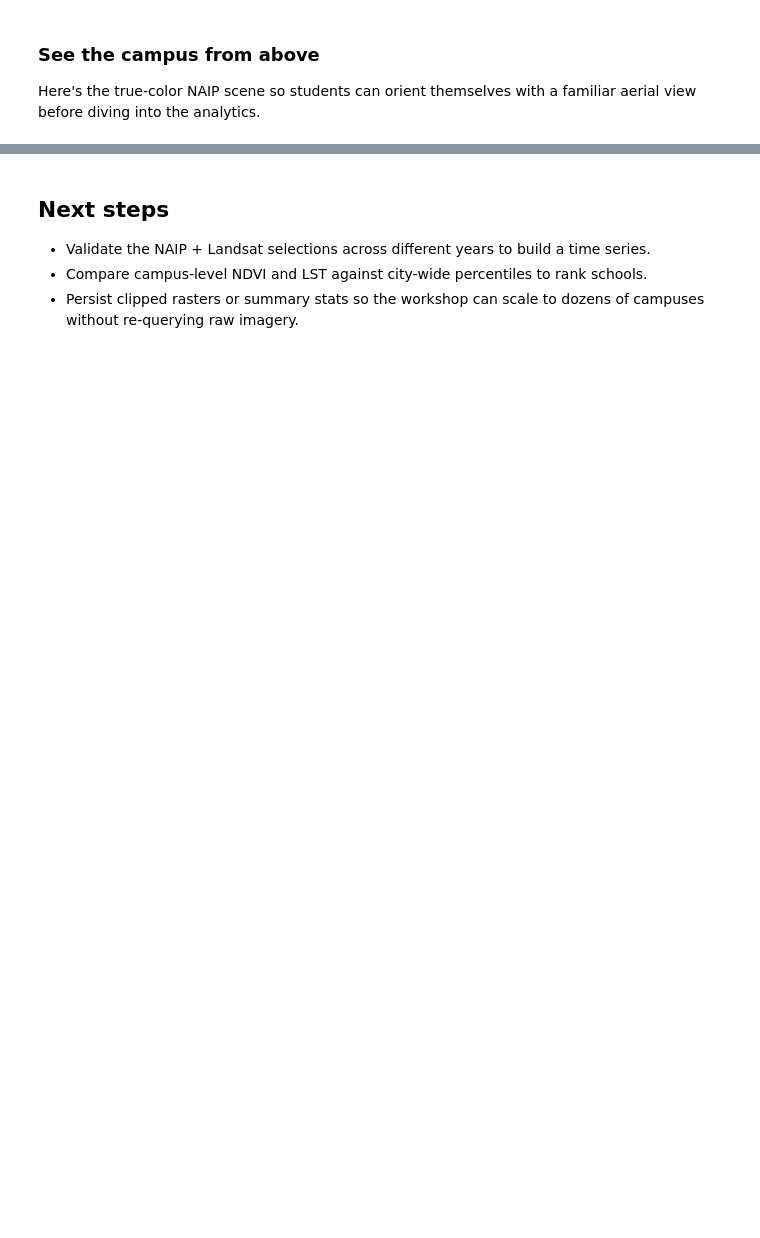
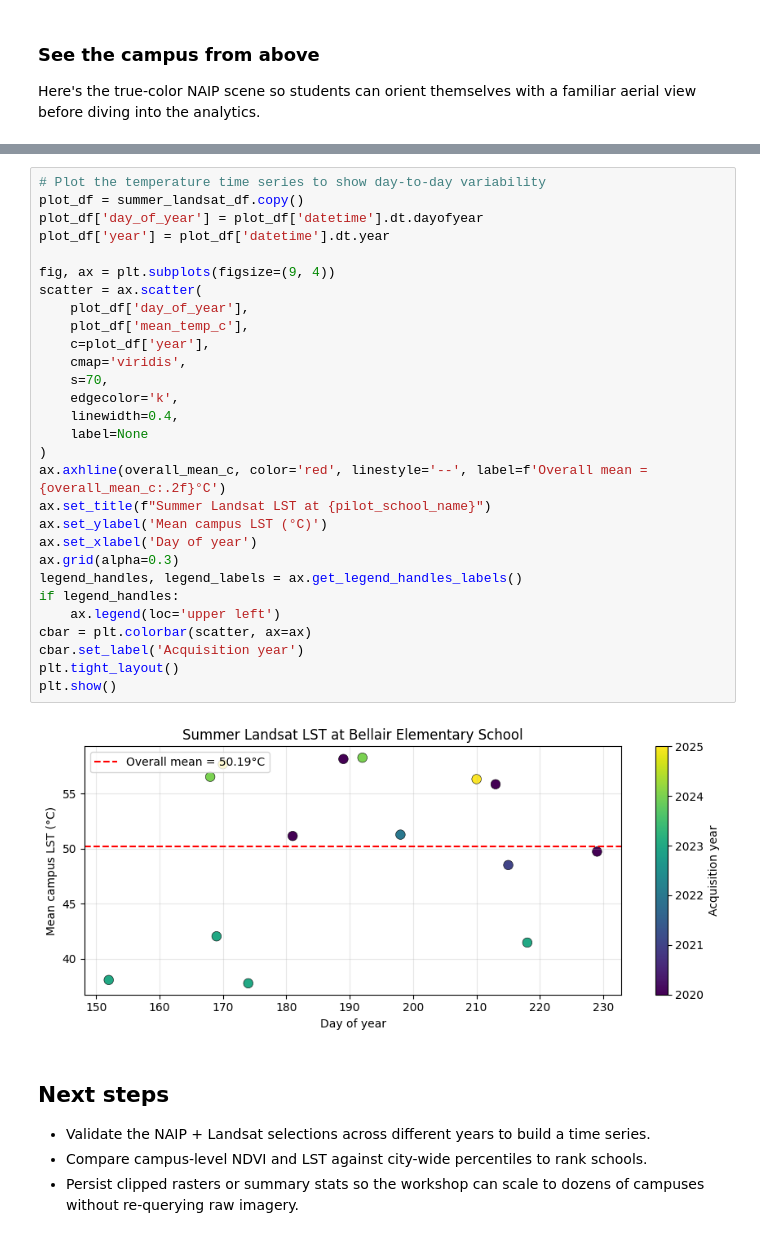
Before and after one commit to microsoft/ignite25-LAB597-make-more-informed-decisions-with-geospatial-intelligence, a Jupyter notebook: lab/school-greening.ipynb, the cells around one changed output, grey strips where cells are left out. Saved outputs shown, nothing was run; the diff lists cells and outputs as text; blank space fills up the shorter version.

```diff
--- a/lab/school-greening.ipynb
+++ b/lab/school-greening.ipynb
@@ -269,3 +548,34 @@ plt.show()
+# %%
+# Plot the temperature time series to show day-to-day variability
+plot_df = summer_landsat_df.copy()
+plot_df['day_of_year'] = plot_df['datetime'].dt.dayofyear
+plot_df['year'] = plot_df['datetime'].dt.year
+
+fig, ax = plt.subplots(figsize=(9, 4))
+scatter = ax.scatter(
+    plot_df['day_of_year'],
+    plot_df['mean_temp_c'],
+    c=plot_df['year'],
+    cmap='viridis',
+    s=70,
+    edgecolor='k',
+    linewidth=0.4,
+    label=None
+)
+ax.axhline(overall_mean_c, color='red', linestyle='--', label=f'Overall mean = {overall_mean_c:.2f}°C')
+ax.set_title(f"Summer Landsat LST at {pilot_school_name}")
+ax.set_ylabel('Mean campus LST (°C)')
+ax.set_xlabel('Day of year')
+ax.grid(alpha=0.3)
+legend_handles, legend_labels = ax.get_legend_handles_labels()
+if legend_handles:
+    ax.legend(loc='upper left')
+cbar = plt.colorbar(scatter, ax=ax)
+cbar.set_label('Acquisition year')
+plt.tight_layout()
+plt.show()
+# %% [output]
+[figure, added]
 # %% [markdown]
 ## Next steps
 - Validate the NAIP + Landsat selections across different years to build a time series.
```
Also changed, not shown: parts of 18 cells of this notebook.
